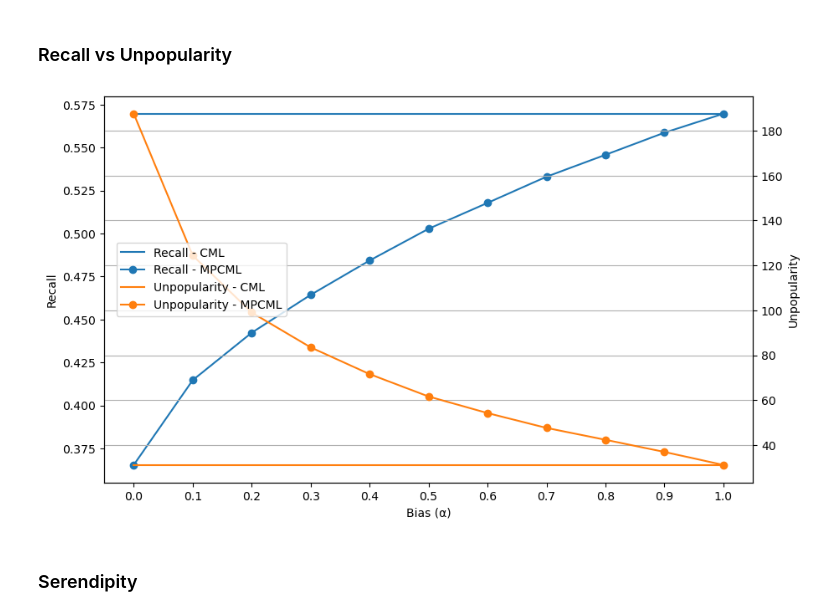
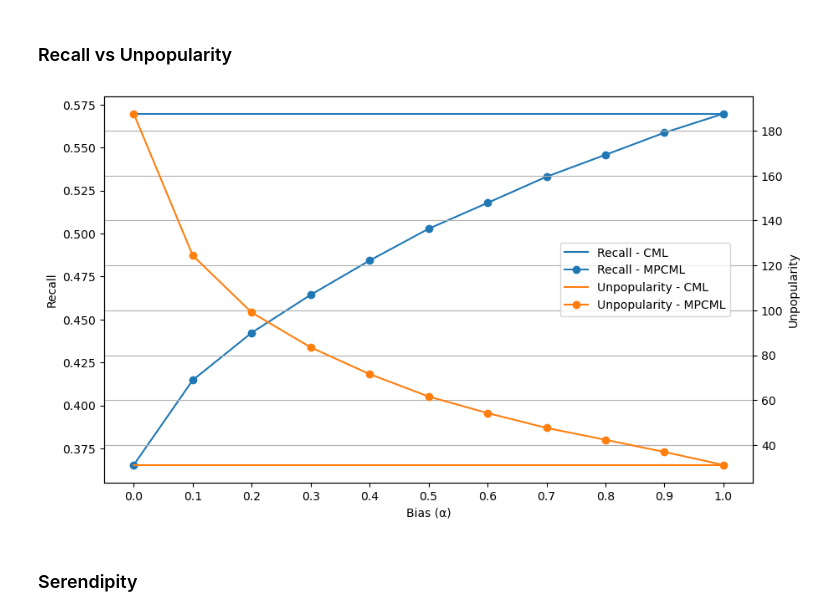
Before and after one commit to 9re-pe/mpcml, a Jupyter notebook: experiment/notebook/comparison/ml_100k.ipynb, the cells around one changed output. Saved outputs shown, nothing was run; the diff lists cells and outputs as text; code cells hidden in the pictures.

```diff
--- a/experiment/notebook/comparison/ml_100k.ipynb
+++ b/experiment/notebook/comparison/ml_100k.ipynb
@@ -217,35 +217,35 @@ longtale_mpcml     = re_mpcml[f'Long-tail rate@{k}'].tolist()
 fig, ax1 = plt.subplots(figsize=(10, 6))
 
 # Recall
 line_recall_base  = ax1.plot(bias_li, recall_base,  label='Recall - CML', color='tab:blue')
 line_recall_mpcml = ax1.plot(bias_li, recall_mpcml, label='Recall - MPCML', marker='o', color='tab:blue')
 
 # Unpopularity
 ax2 = ax1.twinx()
 line_unpop_base  = ax2.plot(bias_li, unpopularity_base,  label='Unpopularity - CML', color='tab:orange')
 line_unpop_mpcml = ax2.plot(bias_li, unpopularity_mpcml, label='Unpopularity - MPCML', marker='o', color='tab:orange')
 
 ax1.set_xticks(bias_li)
 ax1.tick_params(axis='y')
 ax2.tick_params(axis='y')
 ax1.set_xlabel('Bias (α)')
 ax1.set_ylabel('Recall')
 ax2.set_ylabel('Unpopularity')
 
 lines = [line_recall_base[0], line_recall_mpcml[0], line_unpop_base[0], line_unpop_mpcml[0]]
 labels = [line.get_label() for line in lines]
-fig.legend(lines, labels, bbox_to_anchor=(0.35, 0.6))
+fig.legend(lines, labels, bbox_to_anchor=(0.88, 0.6))
 
 plt.grid(axis='y')
 
 if out_to_file:
     now = datetime.now()
     file_name = now.strftime("tradeoff_%Y_%m_%d_%H%M.png")
     plt.savefig(out_dir + file_name, bbox_inches='tight')
 
 plt.show()
 # %% [output]
-[figure, old version]
+[figure, new version]
 # %% [markdown]
 ### Serendipity
 # %%
```
